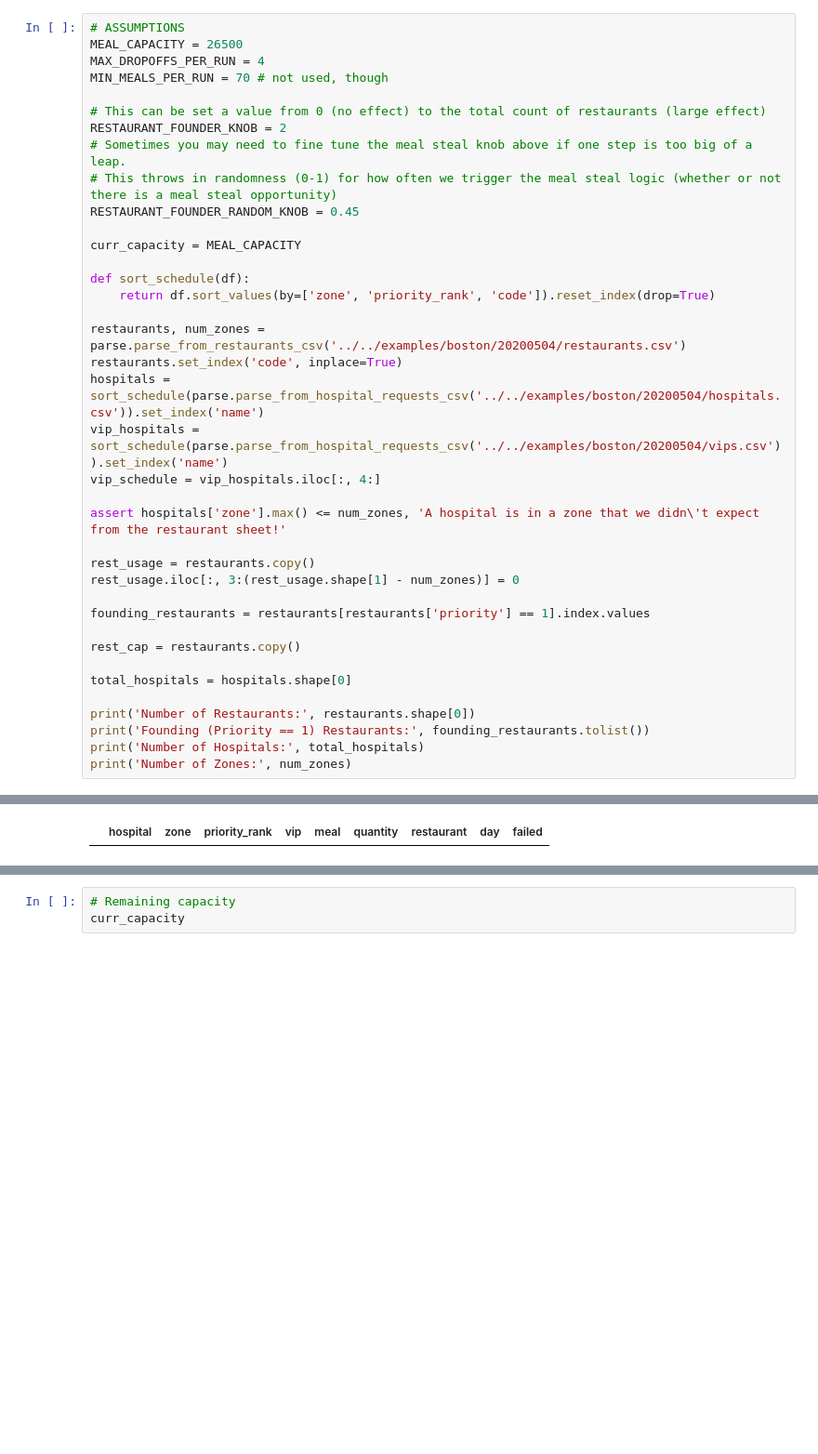
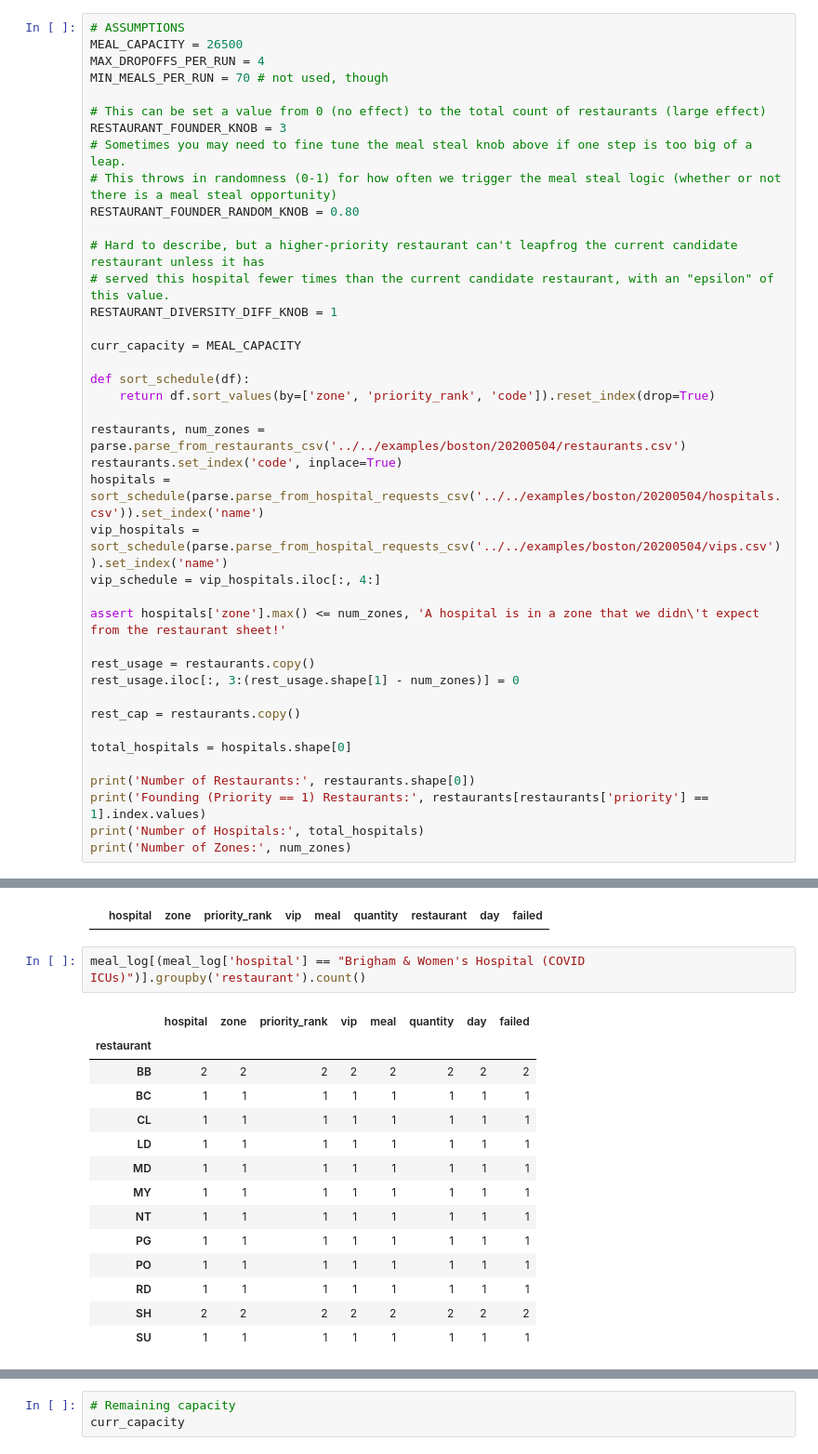
Before and after one commit to wilkesybear/otp-scheduler, a Jupyter notebook: src/notebooks/greedy.ipynb, the cells around one changed output, grey strips where cells are left out. Shown at 93% size. Cells and saved outputs as stored; diff of their text form; blank space fills up the shorter version.

```diff
--- a/src/notebooks/greedy.ipynb
+++ b/src/notebooks/greedy.ipynb
@@ -33,10 +33,14 @@ MAX_DROPOFFS_PER_RUN = 4
 MIN_MEALS_PER_RUN = 70 # not used, though
 
 # This can be set a value from 0 (no effect) to the total count of restaurants (large effect)
-RESTAURANT_FOUNDER_KNOB = 2
+RESTAURANT_FOUNDER_KNOB = 3
 # Sometimes you may need to fine tune the meal steal knob above if one step is too big of a leap.
 # This throws in randomness (0-1) for how often we trigger the meal steal logic (whether or not there is a meal steal opportunity)
-RESTAURANT_FOUNDER_RANDOM_KNOB = 0.45
+RESTAURANT_FOUNDER_RANDOM_KNOB = 0.80
+
+# Hard to describe, but a higher-priority restaurant can't leapfrog the current candidate restaurant unless it has
+# served this hospital fewer times than the current candidate restaurant, with an "epsilon" of this value.
+RESTAURANT_DIVERSITY_DIFF_KNOB = 1
 
 curr_capacity = MEAL_CAPACITY
 
@@ -54,14 +58,12 @@ assert hospitals['zone'].max() <= num_zones, 'A hospital is in a zone that we di
 rest_usage = restaurants.copy()
 rest_usage.iloc[:, 3:(rest_usage.shape[1] - num_zones)] = 0
 
-founding_restaurants = restaurants[restaurants['priority'] == 1].index.values
-
 rest_cap = restaurants.copy()
 
 total_hospitals = hospitals.shape[0]
 
 print('Number of Restaurants:', restaurants.shape[0])
-print('Founding (Priority == 1) Restaurants:', founding_restaurants.tolist())
+print('Founding (Priority == 1) Restaurants:', restaurants[restaurants['priority'] == 1].index.values)
 print('Number of Hospitals:', total_hospitals)
 print('Number of Zones:', num_zones)
 # %% [output]
@@ -305,6 +337,23 @@ updating log Cambridge Health Alliance - Cambridge Hospital dinner_sun SU
 meal_log[(meal_log.vip == True) & (meal_log.failed == True)]
 # %% [output]
 |  | hospital | zone | priority_rank | vip | meal | quantity | restaurant | day | failed |
+# %%
+meal_log[(meal_log['hospital'] == "Brigham & Women's Hospital (COVID ICUs)")].groupby('restaurant').count()
+# %% [output]
+|  | hospital | zone | priority_rank | vip | meal | quantity | day | failed |
+| restaurant |  |  |  |  |  |  |  |  |
+| BB | 2 | 2 | 2 | 2 | 2 | 2 | 2 | 2 |
+| BC | 1 | 1 | 1 | 1 | 1 | 1 | 1 | 1 |
+| CL | 1 | 1 | 1 | 1 | 1 | 1 | 1 | 1 |
+| LD | 1 | 1 | 1 | 1 | 1 | 1 | 1 | 1 |
+| MD | 1 | 1 | 1 | 1 | 1 | 1 | 1 | 1 |
+| MY | 1 | 1 | 1 | 1 | 1 | 1 | 1 | 1 |
+| NT | 1 | 1 | 1 | 1 | 1 | 1 | 1 | 1 |
+| PG | 1 | 1 | 1 | 1 | 1 | 1 | 1 | 1 |
+| PO | 1 | 1 | 1 | 1 | 1 | 1 | 1 | 1 |
+| RD | 1 | 1 | 1 | 1 | 1 | 1 | 1 | 1 |
+| SH | 2 | 2 | 2 | 2 | 2 | 2 | 2 | 2 |
+| SU | 1 | 1 | 1 | 1 | 1 | 1 | 1 | 1 |
 # %%
 hospitals_that_failed_placement = set()
 
```
Also changed, not shown: parts of 7 cells of this notebook, 1 other file.
